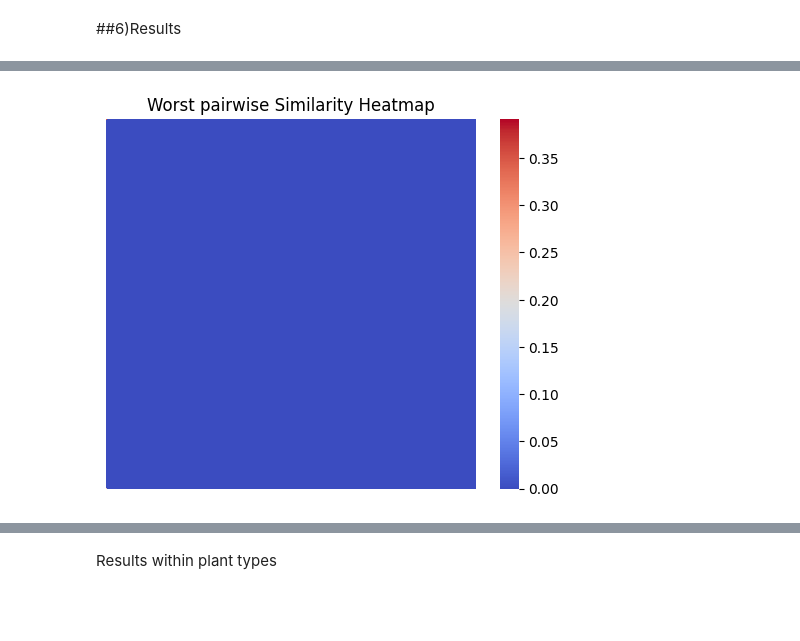
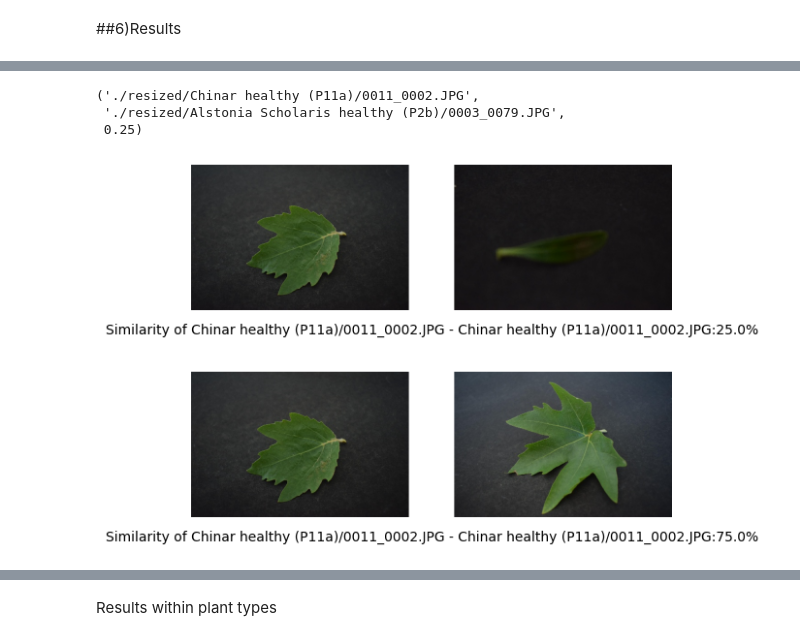
Before and after one commit to williambiondi/leaves_similarity, a Jupyter notebook: leaves_similarity.ipynb, the cells around one changed output, grey strips where cells are left out. Saved outputs shown, nothing was run; the diff lists cells and outputs as text; code cells hidden in the pictures; blank space fills up the shorter version.

```diff
--- a/leaves_similarity.ipynb
+++ b/leaves_similarity.ipynb
@@ -183,6 +185,6 @@ def generate_hash_functions(num_hash_functions, max_element_value):
   return hash_functions
 # %%
 #we set hash functions equal to the number of classes
-num_hash_functions = 11
-num_bands = 11
+num_hash_functions = 150
+num_bands = 150
 band_size = int(len(img_paths)/num_hash_functions)
@@ -281,2 +260,7 @@ best_pairs.take(2)
+# %%
+dissimilar_pairs_rdd = signature_matrix_rdd.flatMap(lambda x: [(i, (x[0], x[1][i * band_size: (i + 1) * band_size])) for i in range(num_bands)]) \
+                                          .groupByKey()\
+                                          .flatMap(lambda x: candidate_pairs(list(x[1])))\
+                                          .filter(lambda x: x[2] < 0.4)
 # %% [markdown]
 ##6)Results
@@ -310,9 +267,42 @@ for i, sim in enumerate(worst_similarity_list):
-# %%
-min_sim = min(worst_similarity_list)
-max_sim = max(worst_similarity_list)
-plt.figure()
-sns.heatmap(worst_similarity_matrix, annot=False, cmap='coolwarm', square=True, xticklabels=False, yticklabels=False, vmin=min_sim, vmax=max_sim)
-plt.title('Worst pairwise Similarity Heatmap')
-plt.show()
-# %% [output]
-[figure, removed]
+# %%
+def show_pair_sim(sample_pair):
+  image_a = cv2.imread(sample_pair[0])
+  image_b = cv2.imread(sample_pair[1])
+  similarity = str(round(sample_pair[2] * 100,2))+"%"
+  #dimensions of the resulting image
+  height1, width1, _ = image_a.shape
+  height2, width2, _ = image_b.shape
+
+  gap_size = 100  #size of the white gap
+
+  combined_width = width1 + gap_size + width2
+  combined_height = height1
+
+  #blank white image with the desired dimensions
+  combined_image = np.ones((combined_height, combined_width, 3), dtype=np.uint8) * 255
+
+  #first image to the left side of the combined image
+  combined_image[:height1, :width1] = image_a
+
+  #second image to the right side of the combined image, leaving a white gap in between
+  combined_image[:height2, width1+gap_size:] = image_b
+  filename_a = sample_pair[0].split("resized/")[1]
+  filename_b = sample_pair[0].split("resized/")[1]
+  #show pairs
+  plt.imshow(cv2.cvtColor(combined_image, cv2.COLOR_BGR2RGB))
+  plt.axis('off')
+  result = "Similarity of "+filename_a+" - "+filename_b+":"+similarity
+  plt.text(combined_width // 2, combined_height + 50, result, ha='center', fontsize=10)
+  plt.show()
+# %%
+sample_pair_diss = dissimilar_pairs_rdd.take(1)[0]
+# %%
+sample_pair_diss
+# %% [output]
+('./resized/Chinar healthy (P11a)/0011_0002.JPG',
+ './resized/Alstonia Scholaris healthy (P2b)/0003_0079.JPG',
+ 0.25)
+# %%
+show_pair_sim(sample_pair_diss)
+# %% [output]
+[figure, added]
@@ -319,3 +311,7 @@ plt.show()
+# %%
+show_pair_sim(sample_pair_sim)
+# %% [output]
+[figure, added]
 # %%
 similarity_list = candidate_pairs_rdd.map(lambda x: x[2]).collect()
 n_images = math.ceil(np.sqrt(candidate_pairs_rdd.count()))
```
Also changed, not shown: parts of 17 cells of this notebook.
